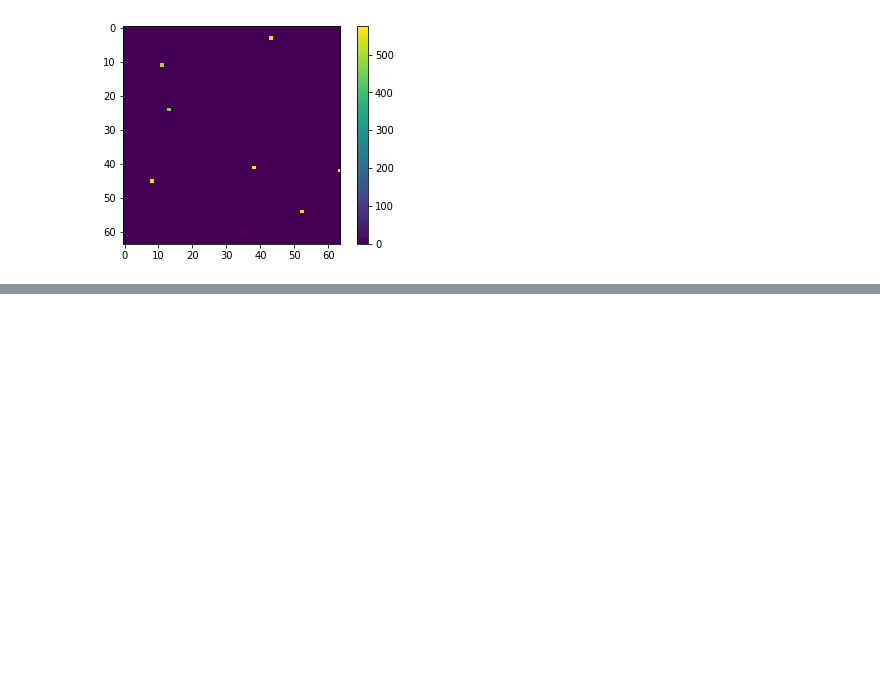
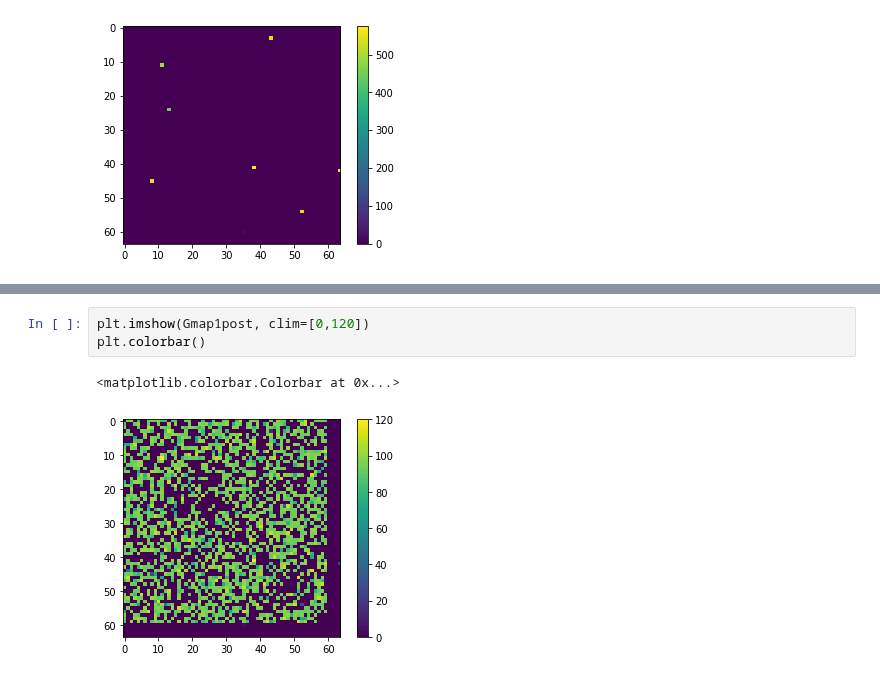
Before and after one commit to lican81/A0_DUT, a Jupyter notebook: Prober2Chip42_Hopfield.ipynb, the cells around one changed output, grey strips where cells are left out. Cells and saved outputs as stored; diff of their text form; blank space fills up the shorter version.

```diff
--- a/Prober2Chip42_Hopfield.ipynb
+++ b/Prober2Chip42_Hopfield.ipynb
@@ -169,0 +267,6 @@ AttributeError: module 'dut_a0' has no attribute 'cell_program_with_fb'
+# %%
+plt.imshow(Gmap1post, clim=[0,120])
+plt.colorbar()
+# %% [output]
+<matplotlib.colorbar.Colorbar at 0x...>
+[figure, added]
```
Also changed, not shown: parts of 30 cells of this notebook, 1 other file.
